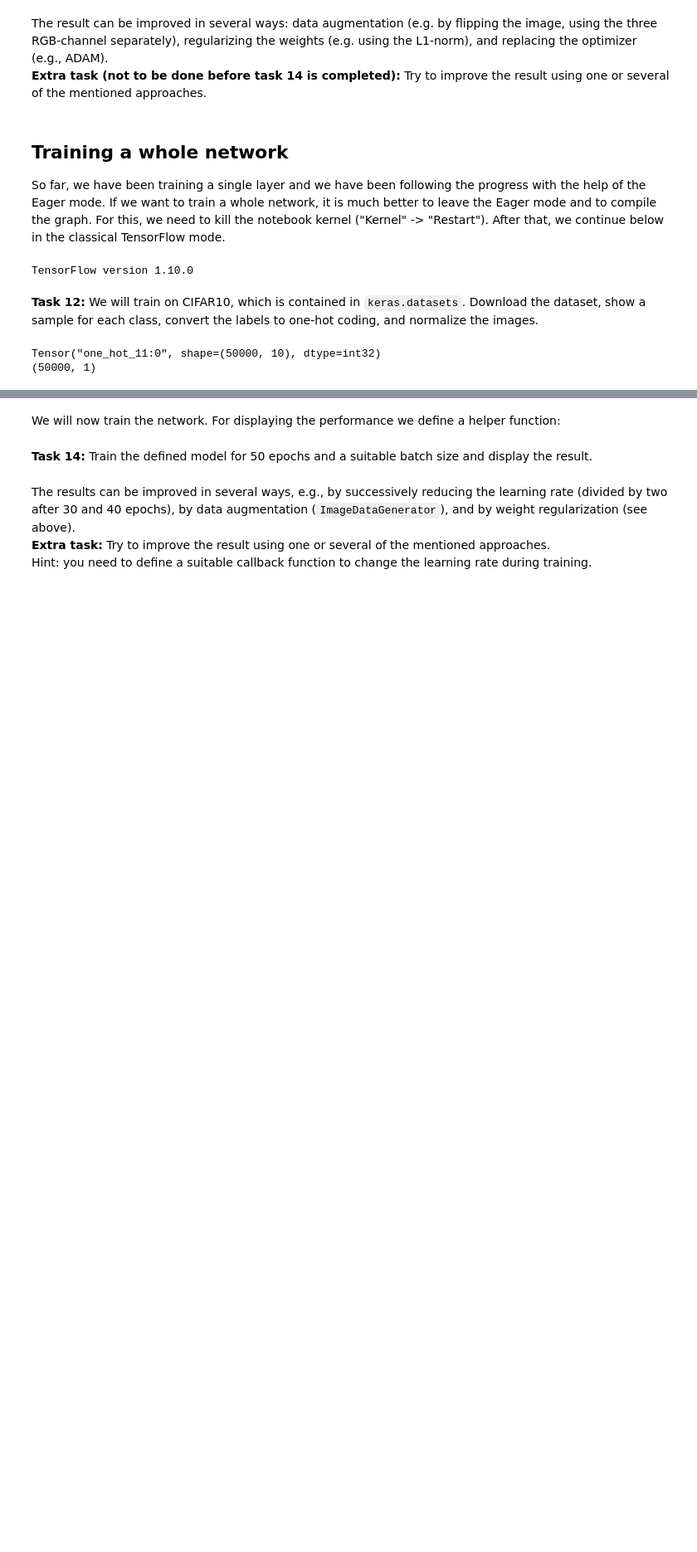
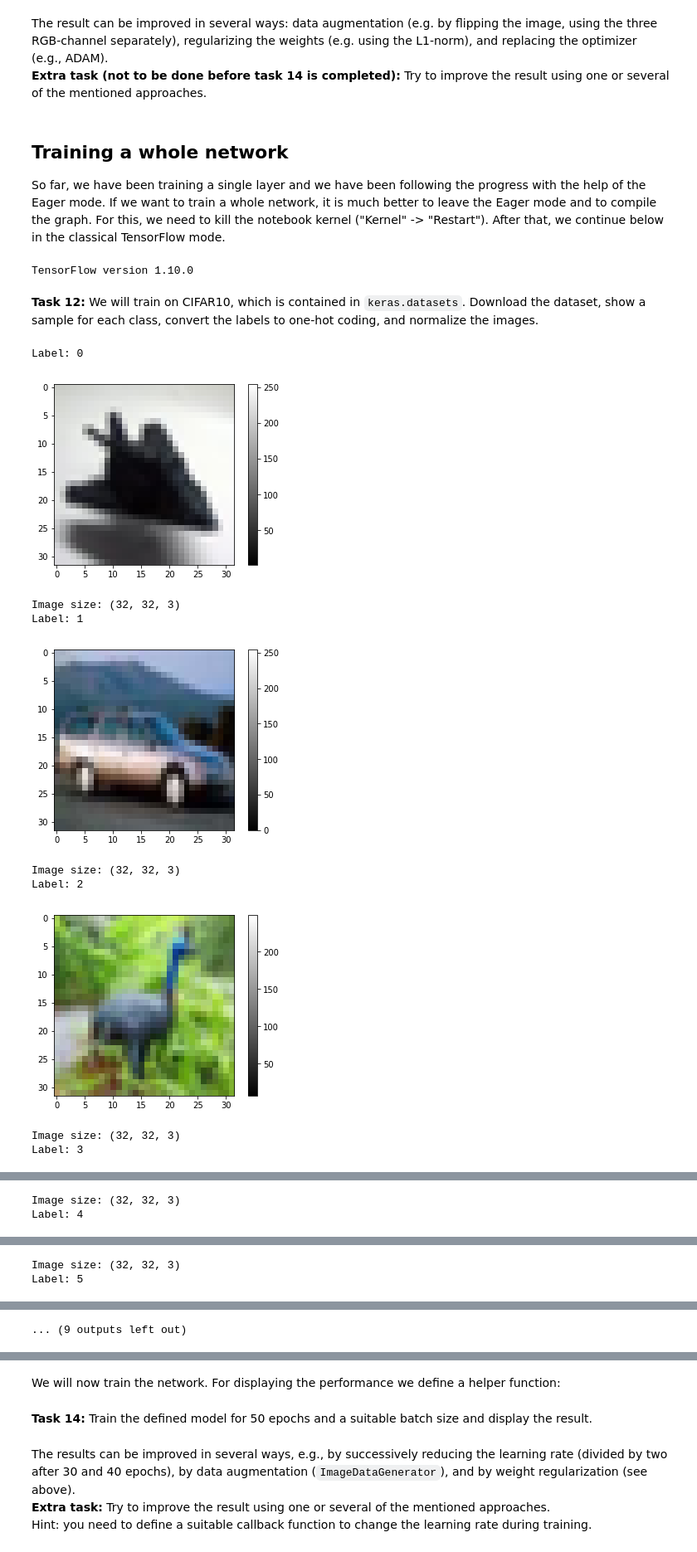
Before and after one commit to isaakh94/TBMI26, a Jupyter notebook: TBMI26_assignments2019 2/Lab3_TBMI26_problems/Lab3_TBMI26_problems.ipynb, the cells around one changed output, grey strips where cells are left out. Shown at 83% size. Saved outputs shown, nothing was run; the diff lists cells and outputs as text; code cells hidden in the pictures; blank space fills up the shorter version.

```diff
--- a/TBMI26_assignments2019 2/Lab3_TBMI26_problems/Lab3_TBMI26_problems.ipynb
+++ b/TBMI26_assignments2019 2/Lab3_TBMI26_problems/Lab3_TBMI26_problems.ipynb
@@ -363,14 +363,26 @@ TensorFlow version 1.10.0
 # %%
 (x_train, y_train), (x_test, y_test) = tf.keras.datasets.cifar10.load_data()
 for i in range(10):
     for x, y in zip(x_train, y_train):
         if y[0] == i:
             print('Label: {}'.format(i))
             visualize(x)
             break
 
 y_train = tf.one_hot(y_train.reshape(y_train.shape[0]), 10, on_value = 1, off_value = 0)
 y_test = tf.one_hot(y_test.reshape(y_test.shape[0]), 10, on_value = 1, off_value = 0)
+x_train = x_train-np.min(x_train)
+x_train = x_train/np.max(x_train)
+x_test = x_test-np.min(x_test)
+x_test = x_test/np.max(x_test)
 # %% [output]
-Tensor("one_hot_11:0", shape=(50000, 10), dtype=int32)
-(50000, 1)
+Label: 0
+[figure, added]
+Image size: (32, 32, 3)
+Label: 1
+[figure, added]
+Image size: (32, 32, 3)
+Label: 2
+[figure, added]
+Image size: (32, 32, 3)
+Label: 3
@@ -376,0 +390,2 @@ Tensor("one_hot_11:0", shape=(50000, 10), dtype=int32)
+Image size: (32, 32, 3)
+Label: 4
@@ -376,0 +393,2 @@ Tensor("one_hot_11:0", shape=(50000, 10), dtype=int32)
+Image size: (32, 32, 3)
+Label: 5
@@ -377,3 +396,4 @@ Tensor("one_hot_11:0", shape=(50000, 10), dtype=int32)
+... (9 outputs left out)
 # %% [markdown]
 **Task 13:** Build the depicted LeNet5-inspired model using Keras standard components.
 ![title](model.png)
```
Also changed, not shown: parts of 1 cell of this notebook, 1 other file.
